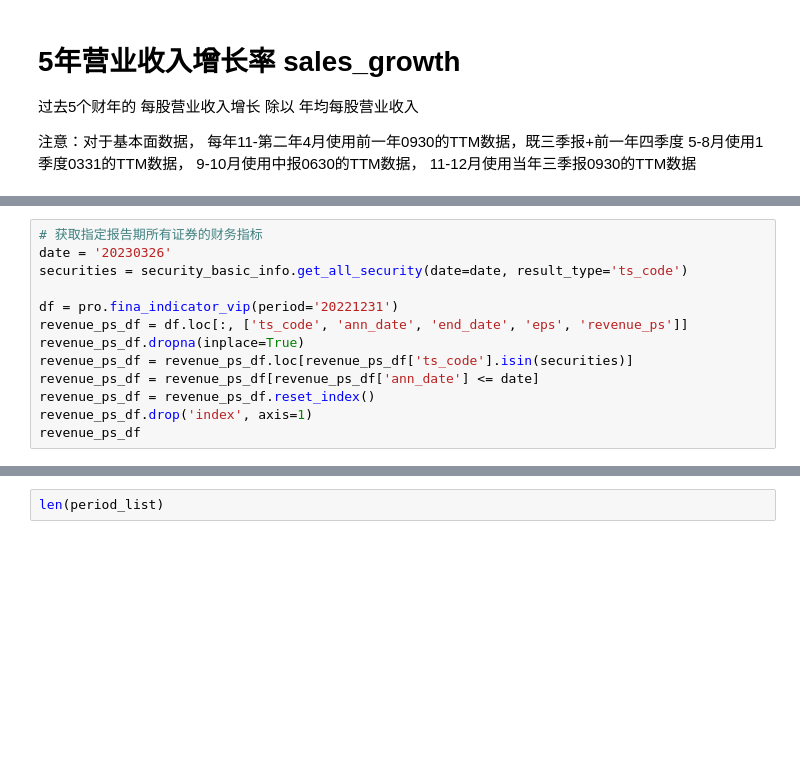
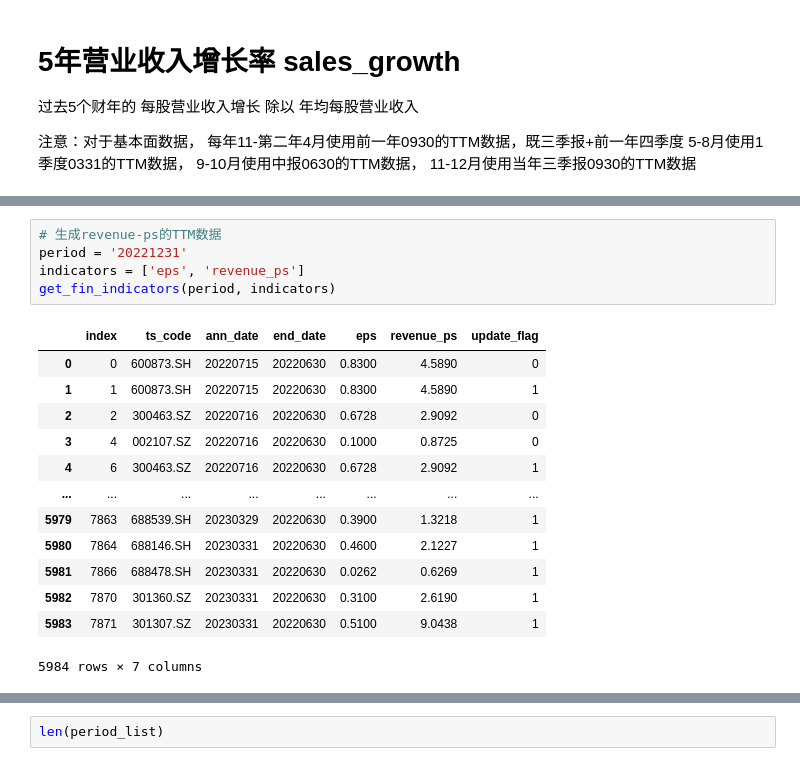
Before and after one commit to abautly8897/small_cap_growth, a Jupyter notebook: sales_growth_research.ipynb, the cells around one changed output, grey strips where cells are left out. Cells and saved outputs as stored; diff of their text form; blank space fills up the shorter version.

```diff
--- a/sales_growth_research.ipynb
+++ b/sales_growth_research.ipynb
@@ -40,13 +38,0 @@ df
-# %%
-# 获取指定报告期所有证券的财务指标
-date = '20230326'
-securities = security_basic_info.get_all_security(date=date, result_type='ts_code')
-
-df = pro.fina_indicator_vip(period='20221231')
-revenue_ps_df = df.loc[:, ['ts_code', 'ann_date', 'end_date', 'eps', 'revenue_ps']]
-revenue_ps_df.dropna(inplace=True)
-revenue_ps_df = revenue_ps_df.loc[revenue_ps_df['ts_code'].isin(securities)]
-revenue_ps_df = revenue_ps_df[revenue_ps_df['ann_date'] <= date]
-revenue_ps_df = revenue_ps_df.reset_index()
-revenue_ps_df.drop('index', axis=1)
-revenue_ps_df
@@ -148,0 +66,19 @@ D:\program\PyCharm 2022.3.3\jbr\bin
+# %%
+# 生成revenue-ps的TTM数据
+period = '20221231'
+indicators = ['eps', 'revenue_ps']
+get_fin_indicators(period, indicators)
+# %% [output]
+|  | index | ts_code | ann_date | end_date | eps | revenue_ps | update_flag |
+| 0 | 0 | 600873.SH | 20220715 | 20220630 | 0.8300 | 4.5890 | 0 |
+| 1 | 1 | 600873.SH | 20220715 | 20220630 | 0.8300 | 4.5890 | 1 |
+| 2 | 2 | 300463.SZ | 20220716 | 20220630 | 0.6728 | 2.9092 | 0 |
+| 3 | 4 | 002107.SZ | 20220716 | 20220630 | 0.1000 | 0.8725 | 0 |
+| 4 | 6 | 300463.SZ | 20220716 | 20220630 | 0.6728 | 2.9092 | 1 |
+| ... | ... | ... | ... | ... | ... | ... | ... |
+| 5979 | 7863 | 688539.SH | 20230329 | 20220630 | 0.3900 | 1.3218 | 1 |
+| 5980 | 7864 | 688146.SH | 20230331 | 20220630 | 0.4600 | 2.1227 | 1 |
+| 5981 | 7866 | 688478.SH | 20230331 | 20220630 | 0.0262 | 0.6269 | 1 |
+| 5982 | 7870 | 301360.SZ | 20230331 | 20220630 | 0.3100 | 2.6190 | 1 |
+| 5983 | 7871 | 301307.SZ | 20230331 | 20220630 | 0.5100 | 9.0438 | 1 |
+5984 rows × 7 columns
```
Also changed, not shown: parts of 29 cells of this notebook, 3 other files.
